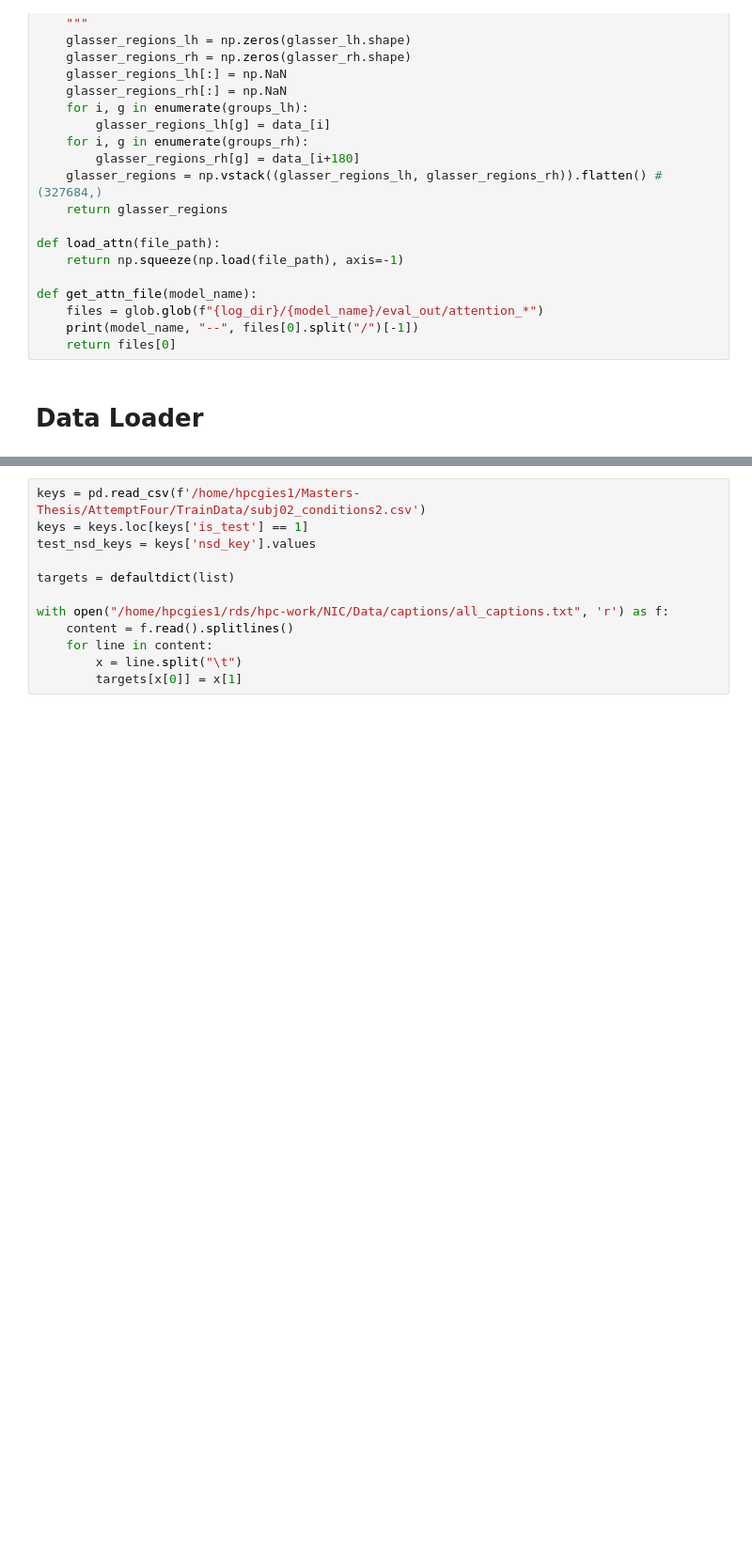
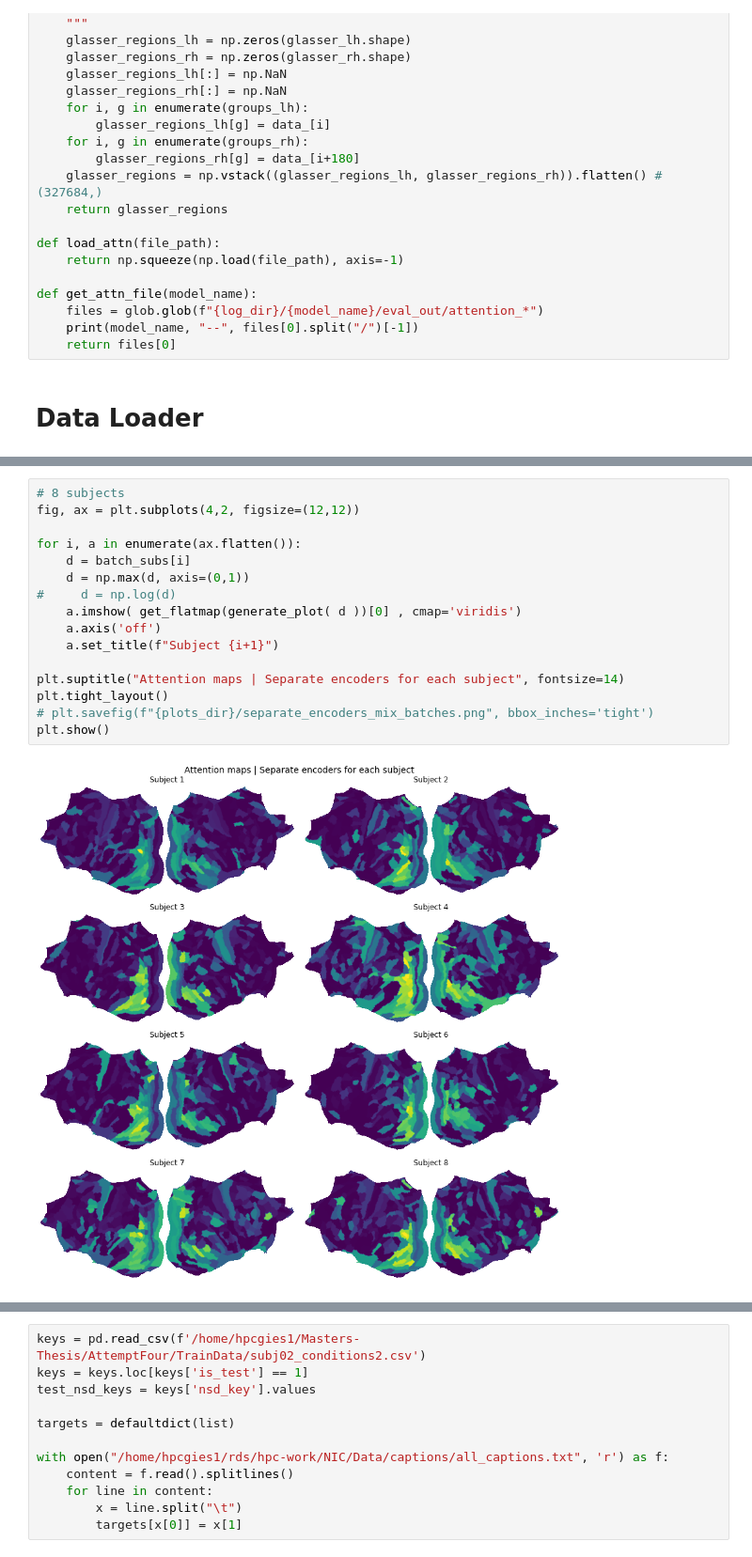
Before and after one commit to seang123/Masters-Thesis2, a Jupyter notebook: notebooks/3-new-attn-maps.ipynb, the cells around one changed output, grey strips where cells are left out. Shown at 94% size. Saved outputs shown, nothing was run; the diff lists cells and outputs as text; blank space fills up the shorter version.

```diff
--- a/notebooks/3-new-attn-maps.ipynb
+++ b/notebooks/3-new-attn-maps.ipynb
@@ -123,0 +170,18 @@ plt.show()
+# %%
+# 8 subjects
+fig, ax = plt.subplots(4,2, figsize=(12,12))
+
+for i, a in enumerate(ax.flatten()):
+    d = batch_subs[i]
+    d = np.max(d, axis=(0,1))
+#     d = np.log(d)
+    a.imshow( get_flatmap(generate_plot( d ))[0] , cmap='viridis')
+    a.axis('off')
+    a.set_title(f"Subject {i+1}")
+
+plt.suptitle("Attention maps | Separate encoders for each subject", fontsize=14)
+plt.tight_layout()
+# plt.savefig(f"{plots_dir}/separate_encoders_mix_batches.png", bbox_inches='tight')
+plt.show()
+# %% [output]
+[figure, added]
```
Also changed, not shown: parts of 12 cells of this notebook, 8 other files.
